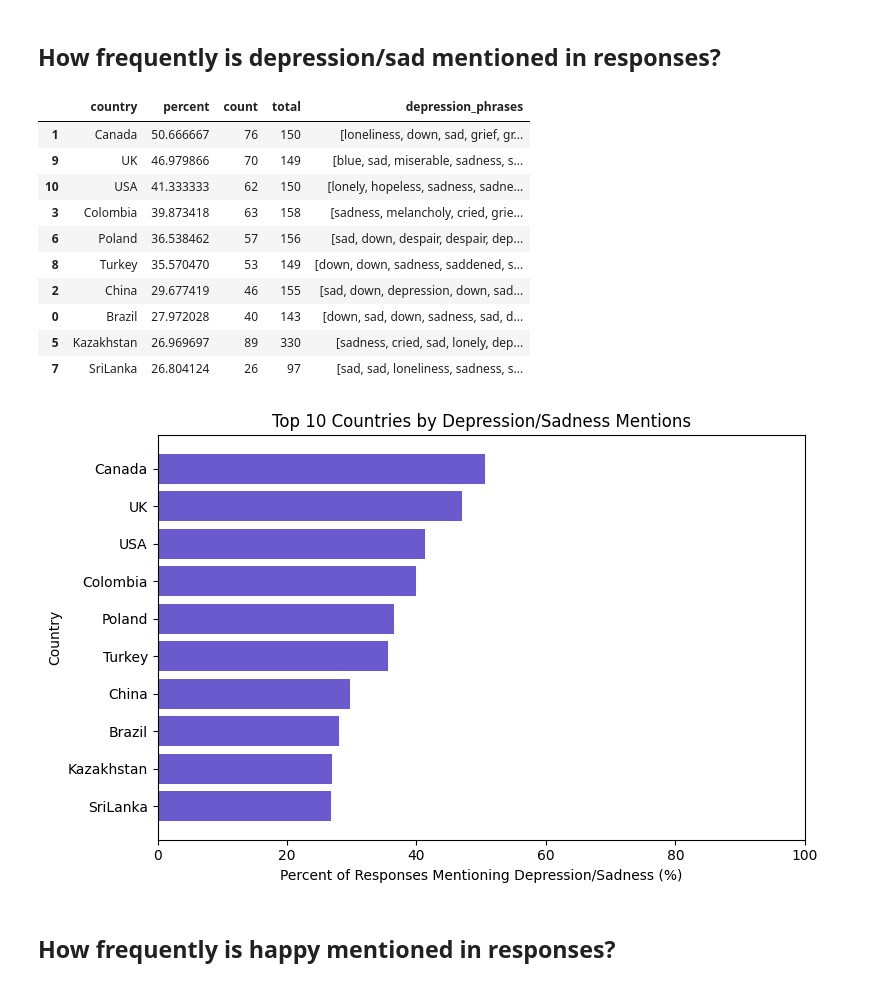
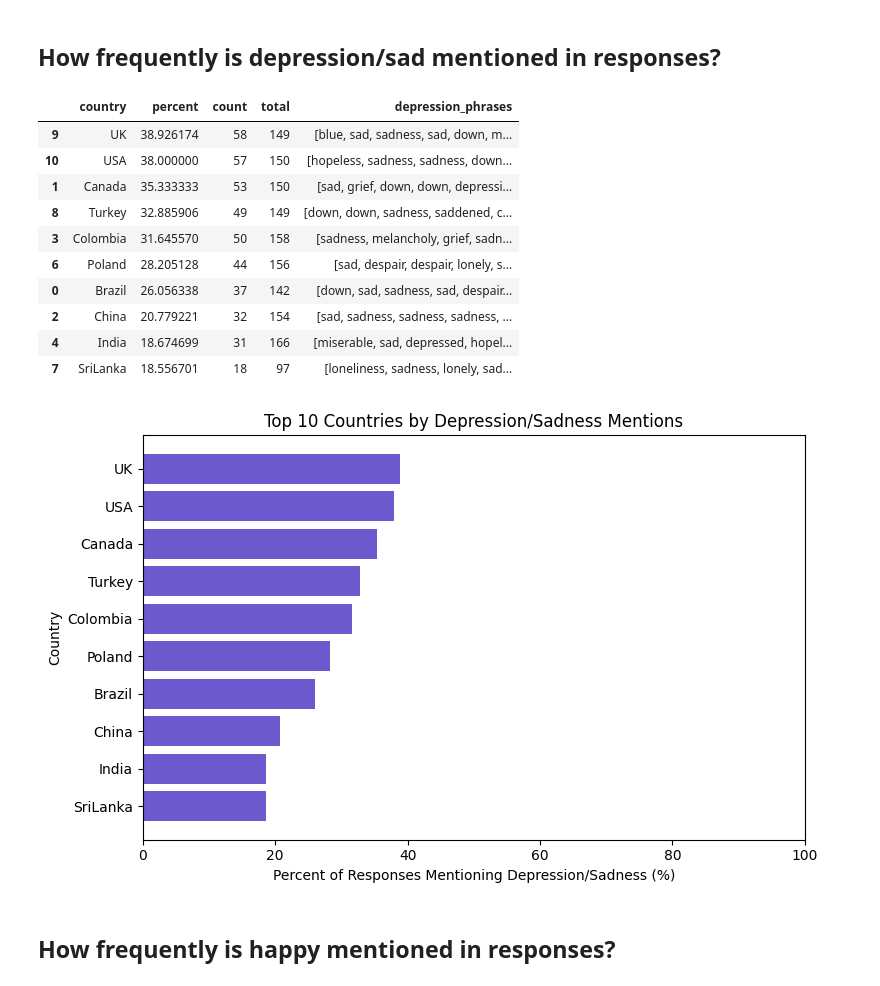
Before and after one commit to vvader24/WJC, a Jupyter notebook: Vinita/Study1_final.ipynb, the cells around one changed output. Drawn from its saved outputs; the diff is of its cells as text; code cells hidden in the pictures.

Commit message:
Update Study1_final.ipynb with Q1_Q4 instead of Q1_Q7 for percent text responses2

```diff
--- a/Vinita/Study1_final.ipynb
+++ b/Vinita/Study1_final.ipynb
@@ -1568,7 +1568,7 @@ plt.show()
 import re
 import numpy as np
 
-# --- Extract depression/sadness-related phrases from Open_Q1_Q7_clean ---
+# --- Extract depression/sadness-related phrases from Open_Q1_Q4_clean ---
 
 depression_patterns = [
     r'\bdepression\b', r'\bdepressed\b', r'\bdepressive\b', r'\bdepressing\b',
@@ -1584,13 +1584,13 @@ depression_regex = re.compile('|'.join(depression_patterns), re.IGNORECASE)
 # Extract depression/sadness-related phrases into a new column
 depression_phrases_df = merged_df.copy()
 depression_phrases_df["depression_phrases"] = (
-    depression_phrases_df["Open_Q1_Q7_clean"]
+    depression_phrases_df["Open_Q1_Q4_clean"]
     .apply(lambda x: depression_regex.findall(str(x)) if pd.notna(x) else [])
     .apply(lambda lst: lst if lst else np.nan)
 )
 
 # Count total non-missing responses per country
-total_responses = depression_phrases_df.groupby("country")["Open_Q1_Q7_clean"].apply(lambda x: x.notna().sum())
+total_responses = depression_phrases_df.groupby("country")["Open_Q1_Q4_clean"].apply(lambda x: x.notna().sum())
 
 # Group by country: count and collect phrases, dropping NA/nan phrases
 country_depression_counts = (
@@ -1599,44 +1599,44 @@ country_depression_counts = (
     .agg(
         count=("depression_phrases", "count"),
         depression_phrases=("depression_phrases", lambda x: sum(x, []))
     )
     .reset_index()
 )
 
 # Merge and calculate percent
 country_depression_counts = country_depression_counts.merge(total_responses.rename("total"), on="country", how="left")
 country_depression_counts["percent"] = 100 * country_depression_counts["count"] / country_depression_counts["total"]
 
 # Sort and keep top 10 by percent
 country_depression_counts = country_depression_counts.sort_values("percent", ascending=False).head(10)
 
 display(country_depression_counts[["country", "percent", "count", "total", "depression_phrases"]])
 
 # Plot: Country on y-axis, percent on x-axis (horizontal bar plot, 0–100 scale)
 import matplotlib.pyplot as plt
 
 plt.figure(figsize=(8, 5))
 plt.barh(country_depression_counts["country"], country_depression_counts["percent"], color="slateblue")
 plt.xlabel("Percent of Responses Mentioning Depression/Sadness (%)")
 plt.ylabel("Country")
 plt.title("Top 10 Countries by Depression/Sadness Mentions")
 plt.xlim(0, 100)
 plt.gca().invert_yaxis()
 plt.tight_layout()
 plt.show()
 # %% [output]
 |  | country | percent | count | total | depression_phrases |
-| 1 | Canada | 50.666667 | 76 | 150 | [loneliness, down, sad, grief, gr... |
-| 9 | UK | 46.979866 | 70 | 149 | [blue, sad, miserable, sadness, s... |
-| 10 | USA | 41.333333 | 62 | 150 | [lonely, hopeless, sadness, sadne... |
-| 3 | Colombia | 39.873418 | 63 | 158 | [sadness, melancholy, cried, grie... |
-| 6 | Poland | 36.538462 | 57 | 156 | [sad, down, despair, despair, dep... |
-| 8 | Turkey | 35.570470 | 53 | 149 | [down, down, sadness, saddened, s... |
-| 2 | China | 29.677419 | 46 | 155 | [sad, down, depression, down, sad... |
-| 0 | Brazil | 27.972028 | 40 | 143 | [down, sad, down, sadness, sad, d... |
-| 5 | Kazakhstan | 26.969697 | 89 | 330 | [sadness, cried, sad, lonely, dep... |
-| 7 | SriLanka | 26.804124 | 26 | 97 | [sad, sad, loneliness, sadness, s... |
+| 9 | UK | 38.926174 | 58 | 149 | [blue, sad, sadness, sad, down, m... |
+| 10 | USA | 38.000000 | 57 | 150 | [hopeless, sadness, sadness, down... |
+| 1 | Canada | 35.333333 | 53 | 150 | [sad, grief, down, down, depressi... |
+| 8 | Turkey | 32.885906 | 49 | 149 | [down, down, sadness, saddened, c... |
+| 3 | Colombia | 31.645570 | 50 | 158 | [sadness, melancholy, grief, sadn... |
+| 6 | Poland | 28.205128 | 44 | 156 | [sad, despair, despair, lonely, s... |
+| 0 | Brazil | 26.056338 | 37 | 142 | [down, sad, sadness, sad, despair... |
+| 2 | China | 20.779221 | 32 | 154 | [sad, sadness, sadness, sadness, ... |
+| 4 | India | 18.674699 | 31 | 166 | [miserable, sad, depressed, hopel... |
+| 7 | SriLanka | 18.556701 | 18 | 97 | [loneliness, sadness, lonely, sad... |
-[figure, old version]
+[figure, new version]
 # %% [markdown]
 ## How frequently is happy mentioned in responses?
 # %%
```
Also changed, not shown: parts of 3 cells of this notebook.
